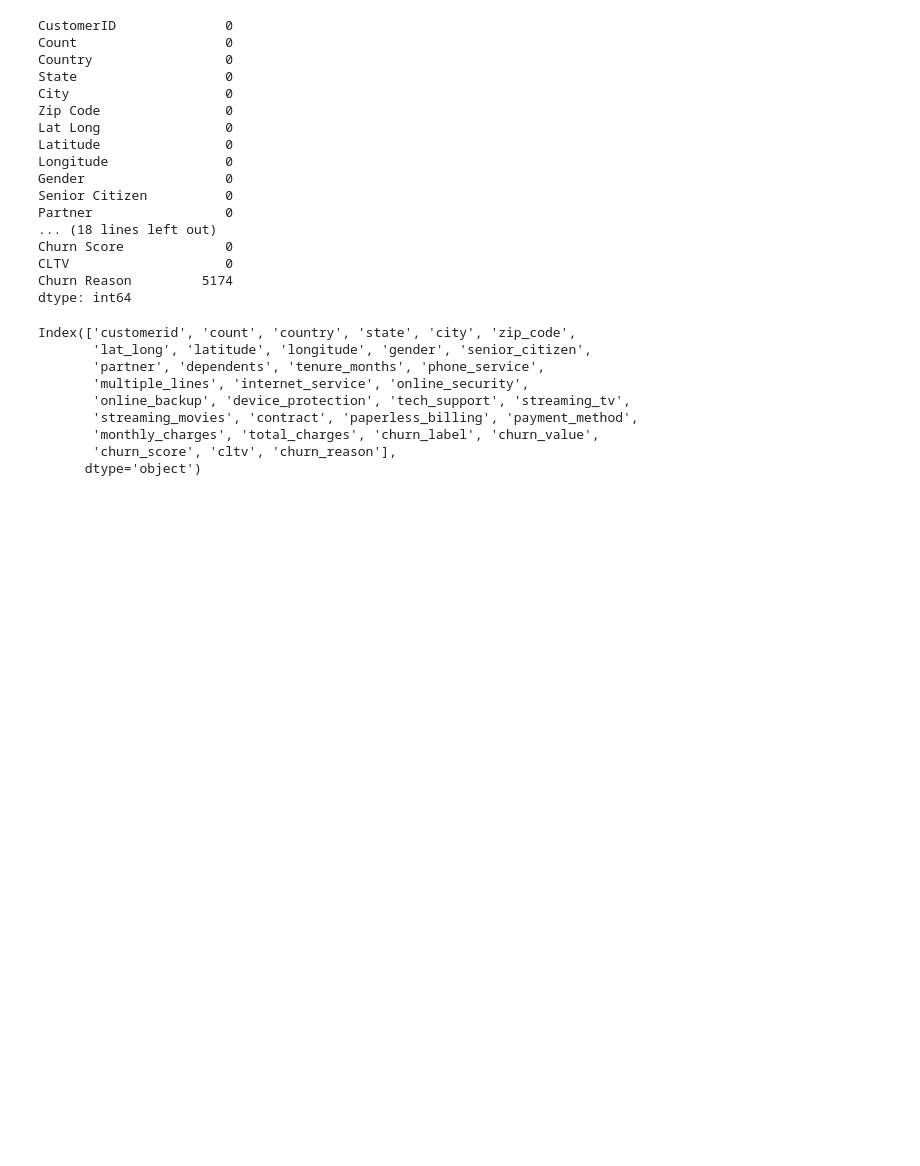
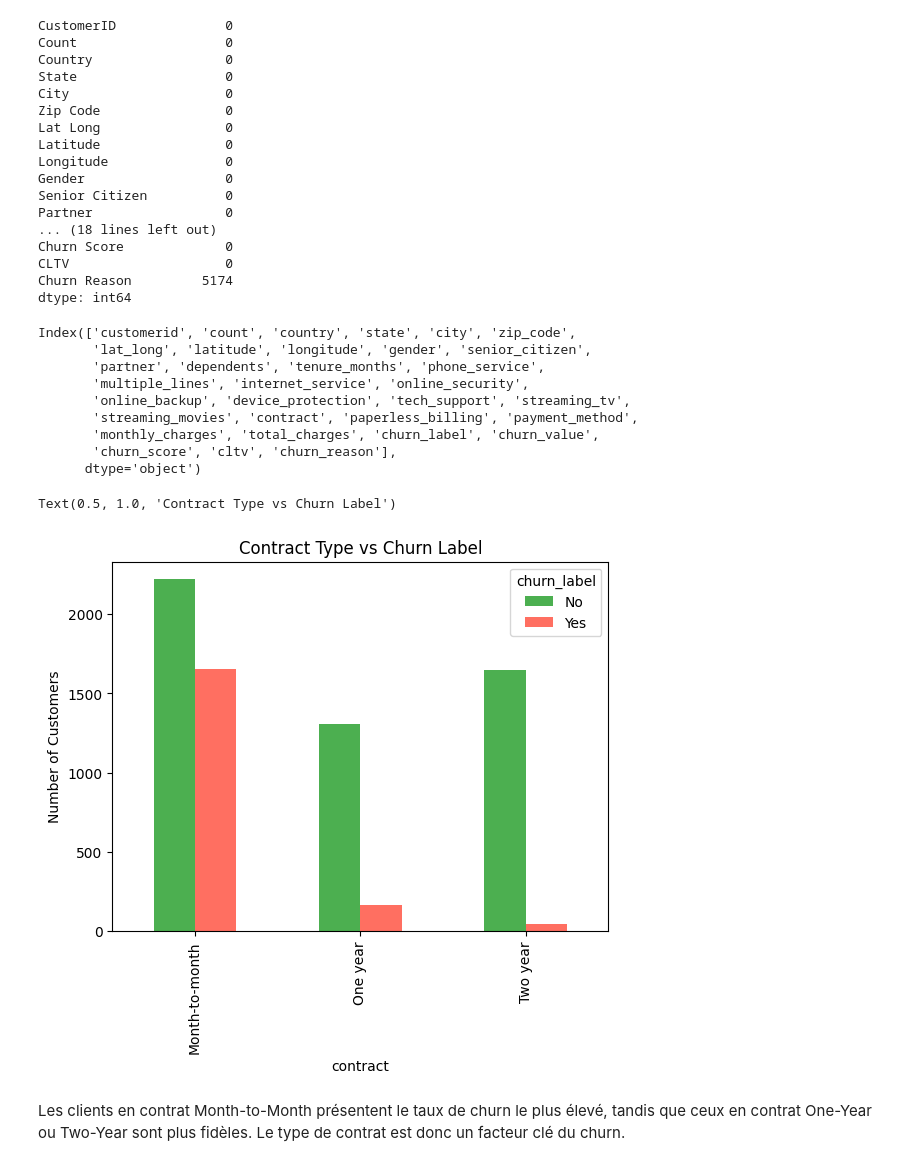
Before and after one commit to Omotolaaa7/ml_projet_ChurnClient, a Jupyter notebook: notebooks/01_exploration.ipynb, the cells around one changed output. Saved outputs shown, nothing was run; the diff lists cells and outputs as text; code cells hidden in the pictures; blank space fills up the shorter version.

```diff
--- a/notebooks/01_exploration.ipynb
+++ b/notebooks/01_exploration.ipynb
@@ -145,3 +146,12 @@ cat_features = [
     "paperless_billing",
     "payment_method"
 ]
+# %%
+pd.crosstab(data_xlsx["contract"], data_xlsx["churn_label"]).plot(kind="bar", color=["#4CAF50", "#FF6F61"])
+plt.ylabel("Number of Customers")
+plt.title("Contract Type vs Churn Label")
+# %% [output]
+Text(0.5, 1.0, 'Contract Type vs Churn Label')
+[figure, added]
+# %% [markdown]
+Les clients en contrat Month-to-Month présentent le taux de churn le plus élevé, tandis que ceux en contrat One-Year ou Two-Year sont plus fidèles. Le type de contrat est donc un facteur clé du churn.
```
Also changed, not shown: parts of 21 cells of this notebook, 2 other files.
